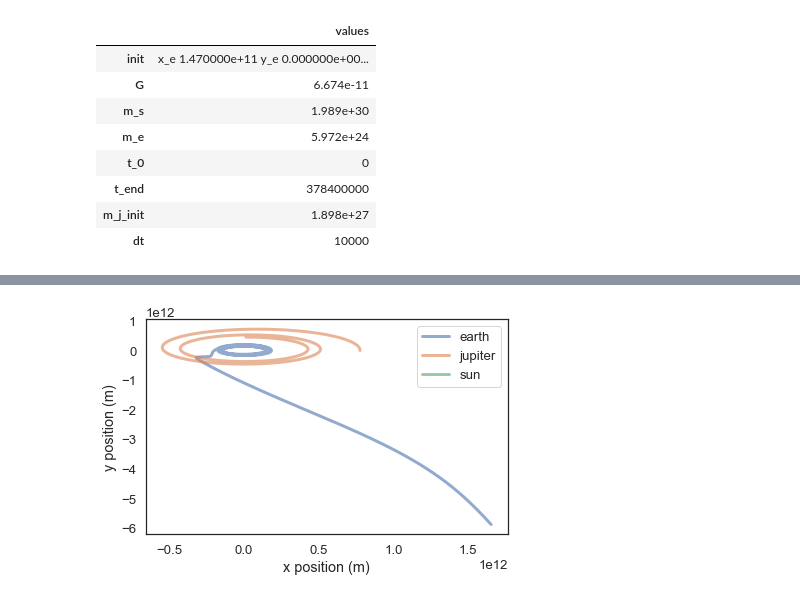
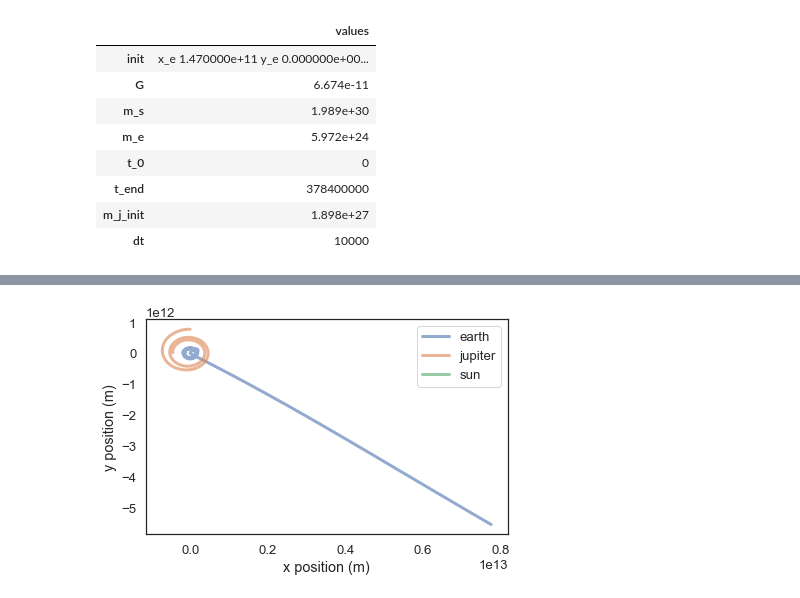
Before and after one commit to maiam6242/ModSimProject3, a Jupyter notebook: Project 3/P3-Copy1.ipynb, the cells around one changed output, grey strips where cells are left out. Cells and saved outputs as stored; diff of their text form; code cells hidden in the pictures.

```diff
--- a/Project 3/P3-Copy1.ipynb
+++ b/Project 3/P3-Copy1.ipynb
@@ -199,6 +200,17 @@ def update_func2(state, t, system):
     y_j += dy_jdt * dt
     vx_j += dvx_jdt * dt
     vy_j += dvy_jdt * dt
-    m_j += 0
+    if m_j < m_s:
+        m_j += 5.250882589210215e+21 * dt
+
+    xs = x_s
+    ys = y_s
+
+    x_e -= xs
+    y_e -= ys
+    x_s -= xs
+    y_s -= ys
+    x_j -= xs
+    y_j -= ys
 
     return State(x_e = x_e, y_e = y_e, vx_e = vx_e, vy_e = vy_e, x_s = x_s, y_s = y_s, vx_s = vx_s, vy_s = vy_s, x_j = x_j, y_j = y_j, vx_j = vx_j, vy_j = vy_j, m_j = m_j)
@@ -389,0 +323,13 @@ plot_trajectory(results)
+# %%
+init = State(x_e = r_e, y_e = 0 , vx_e = 0 , vy_e = 29784,
+             x_s = 0 , y_s = 0 , vx_s = 0 , vy_s = 0 ,
+             x_j = 0, y_j = r_j , vx_j = -13069 , vy_j = 0 , m_j = init_jupiter_mass)
+
+system = System(init=init,
+                G=6.674e-11,
+                m_s=1.989e30,
+                m_e=5.972e24,
+                t_0=0,
+                t_end= 378400000,
+                m_j_init = 1.898e27,
+                dt = 10000)
@@ -390,3 +346,4 @@ plot_trajectory(results)
 # %%
-%time results = run_simulation(system, update_func4)
+%time results6 = run_simulation(system, update_func2)
+plot_trajectory(results6)
 # %% [output]
@@ -394,4 +351 @@ Wall time: 9min 52s
+[figure, added]
-# %%
-plot_trajectory(results)
-# %% [output]
-[figure, removed]
```
Also changed, not shown: parts of 23 cells of this notebook.
